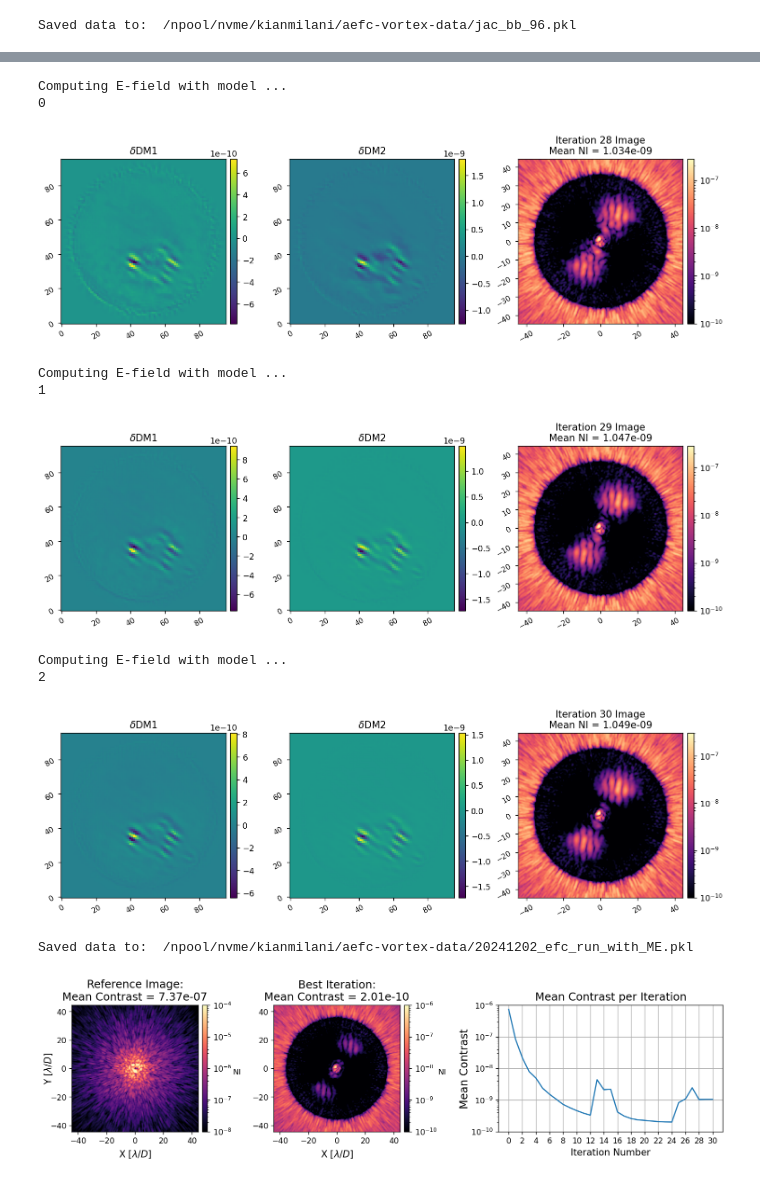
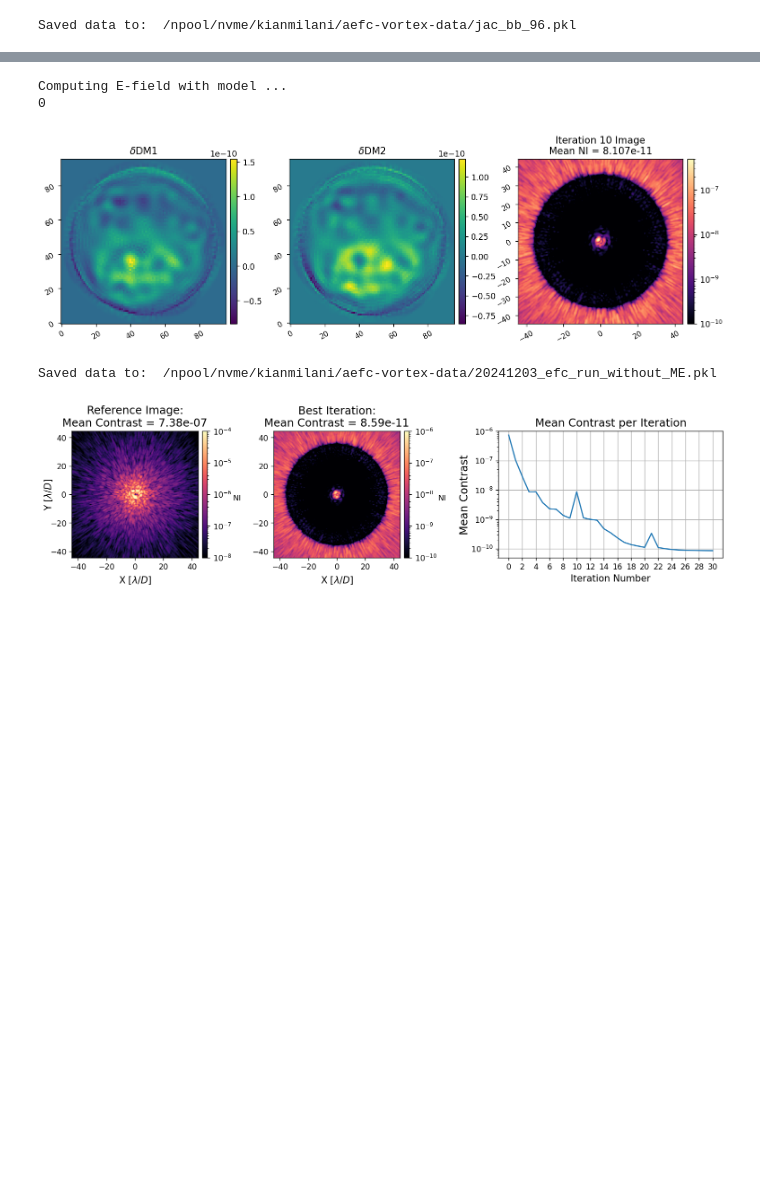
Before and after one commit to kian1377/aefc-vortex, a Jupyter notebook: fresnel-sims/efc_bb_96.ipynb, the cells around one changed output, grey strips where cells are left out. Saved outputs shown, nothing was run; the diff lists cells and outputs as text; code cells hidden in the pictures; blank space fills up the shorter version.

```diff
--- a/fresnel-sims/efc_bb_96.ipynb
+++ b/fresnel-sims/efc_bb_96.ipynb
@@ -82,14 +82,26 @@ imshow2(AMP, OPD)
 # %%
 reload(fresnel)
 I = fresnel.CORO(
-    dm1_gains=1 + 0.02*xp.random.randn(96,96),
-    dm2_gains=1 + 0.02*xp.random.randn(96,96),
-    inf_fun_coupling=0.17,
-    dm1_shift=np.array([100, 25 ])*u.um,
-    dm2_shift=np.array([-25, -100 ])*u.um,
-    lyot_shift=np.array([-50, -50 ])*u.um,
     # dm1_ref=dm1_flat,
 )
+# I = fresnel.CORO(
+#     dm1_gains=1 + 0.02*xp.random.randn(96,96),
+#     dm2_gains=1 + 0.02*xp.random.randn(96,96),
+#     inf_fun_coupling=0.17,
+#     dm1_shift=np.array([100, 25 ])*u.um,
+#     dm2_shift=np.array([-25, -100 ])*u.um,
+#     lyot_shift=np.array([-50, -50 ])*u.um,
+#     # dm1_ref=dm1_flat,
+# )
+# I = fresnel.CORO(
+#     dm1_gains=1 + 0.02*xp.random.randn(96,96),
+#     dm2_gains=1 + 0.02*xp.random.randn(96,96),
+#     inf_fun_coupling=0.17,
+#     dm1_shift=np.array([75, 75 ])*u.um,
+#     dm2_shift=np.array([-75, -75 ])*u.um,
+#     lyot_shift=np.array([-75, 75 ])*u.um,
+#     # dm1_ref=dm1_flat,
+# )
 I.use_opds = True
 I.bandpasses = bandpasses
 
@@ -178,5 +190,5 @@ data = {
     'control_mask':control_mask,
 }
 # %%
-control_matrix = utils.beta_reg(jac, -1.5)
+control_matrix = utils.beta_reg(jac, -2)
 # %%
@@ -192,33 +204,27 @@ control_matrix_2 = utils.beta_reg(jac, -5)
 # %%
 reload(fraunhofer)
 reload(efc)
 
 data = efc.run_bb(
     I,
     control_matrix,
     # control_matrix_2,
     control_mask,
     control_waves,
     data,
-    Nitr=3,
+    Nitr=1,
     gain=1,
 )
 # %% [output]
 Computing E-field with model ...
 0
-[figure, old version]
+[figure, new version]
-Computing E-field with model ...
-1
-[figure, removed]
-Computing E-field with model ...
-2
-[figure, removed]
 # %%
 from datetime import datetime
 today = int(datetime.today().strftime('%Y%m%d'))
-utils.save_pickle(f'/npool/nvme/kianmilani/aefc-vortex-data/{today}_efc_run_with_ME.pkl', data)
+utils.save_pickle(f'/npool/nvme/kianmilani/aefc-vortex-data/{today}_efc_run_without_ME.pkl', data)
 # %% [output]
-Saved data to:  /npool/nvme/kianmilani/aefc-vortex-data/20241202_efc_run_with_ME.pkl
+Saved data to:  /npool/nvme/kianmilani/aefc-vortex-data/20241203_efc_run_without_ME.pkl
 # %%
 import adefc_vortex.imshows as imshows
 reload(imshows)
@@ -226,10 +232,10 @@ imshows.plot_data(
     data,
     im1vmin=1e-8, im1vmax=1e-4,
     im2vmin=1e-10, im2vmax=1e-6,
-    vmin=1e-10, vmax=1e-6,
+    vmin=5e-11, vmax=1e-6,
 )
 # %% [output]
-[figure, old version]
+[figure, new version]
 # %%
 import adefc_vortex.imshows as imshows
 reload(imshows)
```
Also changed, not shown: parts of 4 cells of this notebook, 7 other files.
